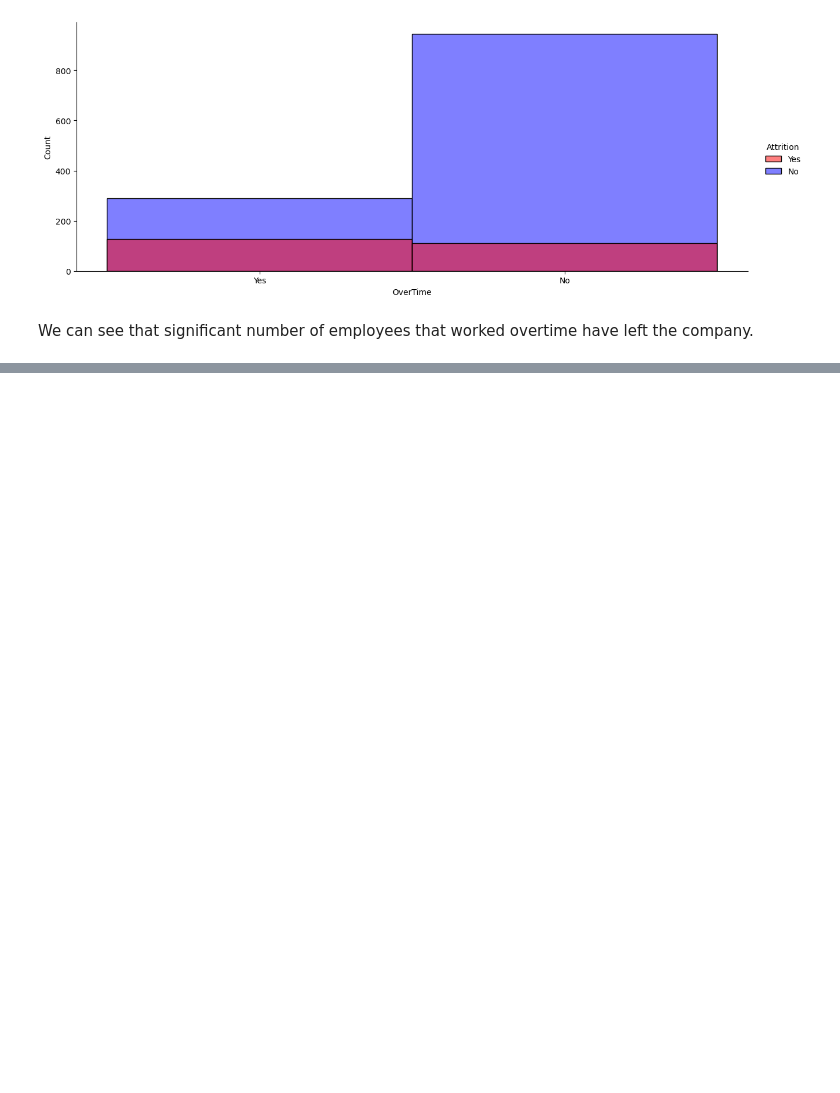
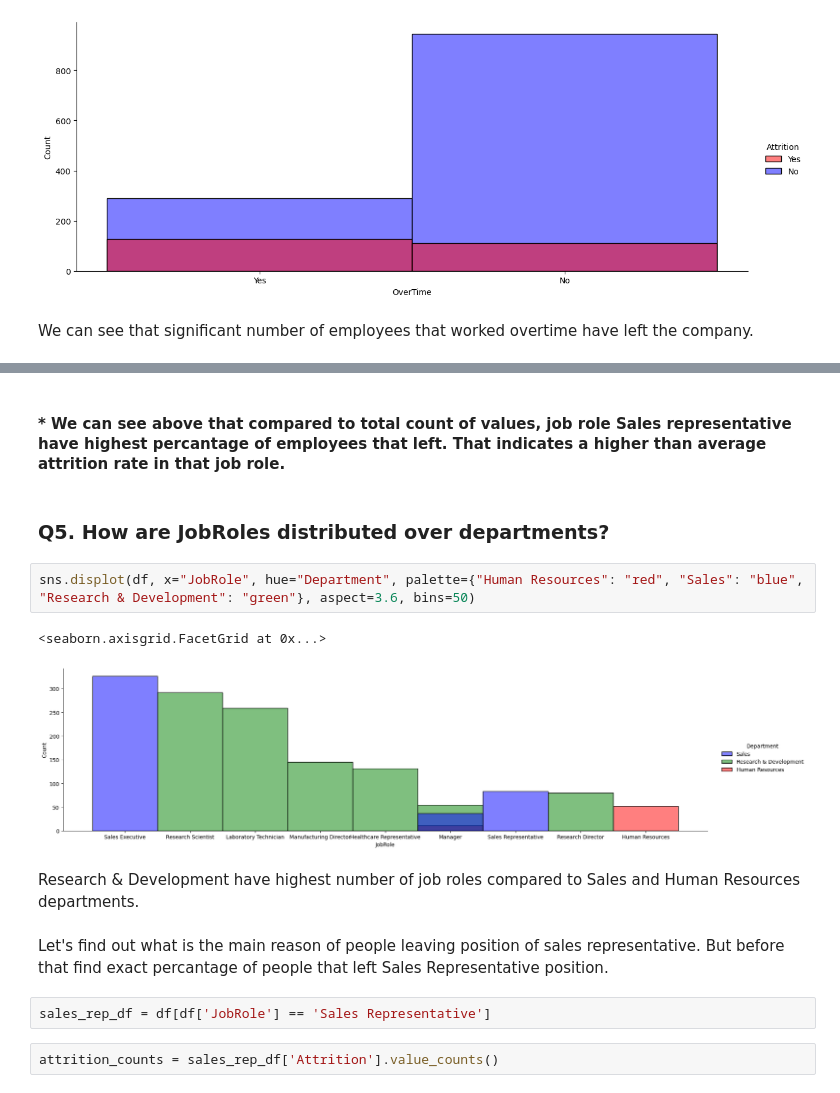
Before and after one commit to mbrigljevic/Employee-attrition-project-, a Jupyter notebook: Attrition in the company .ipynb, the cells around one changed output, grey strips where cells are left out. Saved outputs shown, nothing was run; the diff lists cells and outputs as text; blank space fills up the shorter version.

```diff
--- a/Attrition in the company .ipynb
+++ b/Attrition in the company .ipynb
@@ -224,0 +232,17 @@ We can see that significant number of employees that worked overtime have left t
+# %% [markdown]
+#### * We can see above that compared to total count of values, job role Sales representative have highest percantage of employees that left. That indicates a higher than average attrition rate in that job role.
+# %% [markdown]
+### Q5. How are JobRoles distributed over departments?
+# %%
+sns.displot(df, x="JobRole", hue="Department", palette={"Human Resources": "red", "Sales": "blue", "Research & Development": "green"}, aspect=3.6, bins=50)
+# %% [output]
+<seaborn.axisgrid.FacetGrid at 0x...>
+[figure, added]
+# %% [markdown]
+Research & Development have highest number of job roles compared to Sales and Human Resources departments.
+# %% [markdown]
+Let's find out what is the main reason of people leaving position of sales representative. But before that find exact percantage of people that left Sales Representative position.
+# %%
+sales_rep_df = df[df['JobRole'] == 'Sales Representative']
+# %%
+attrition_counts = sales_rep_df['Attrition'].value_counts()
```
Also changed, not shown: parts of 10 cells of this notebook.
